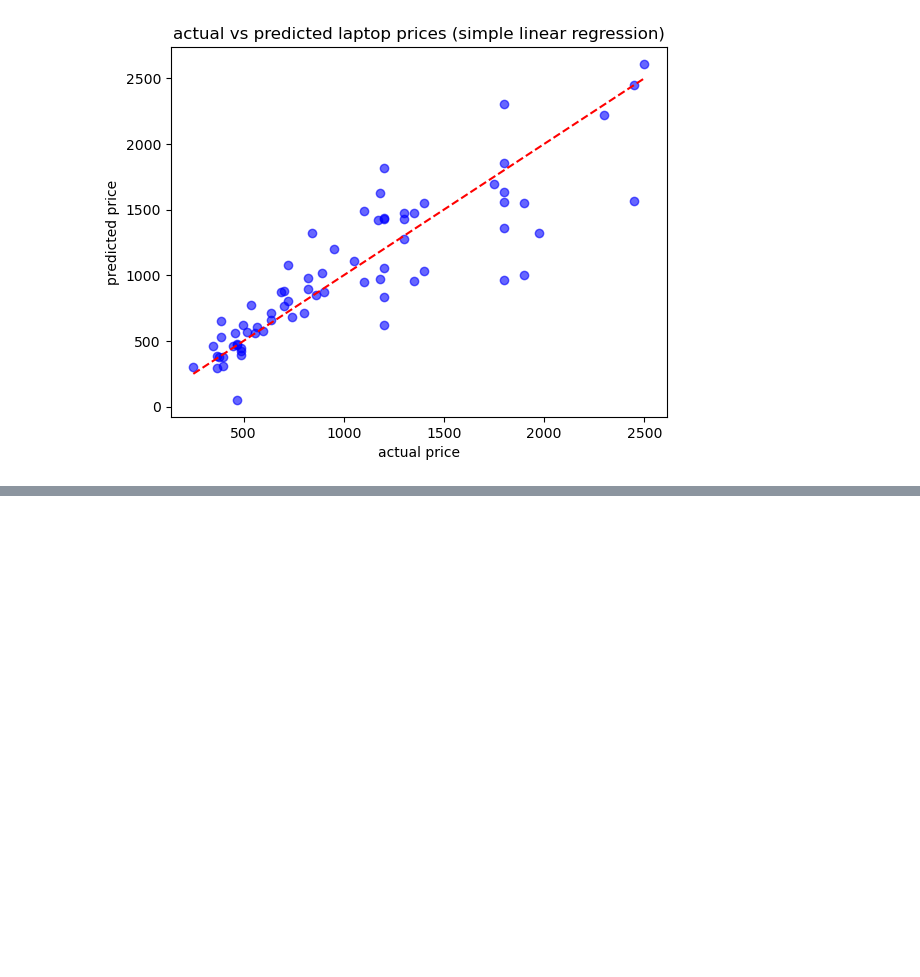
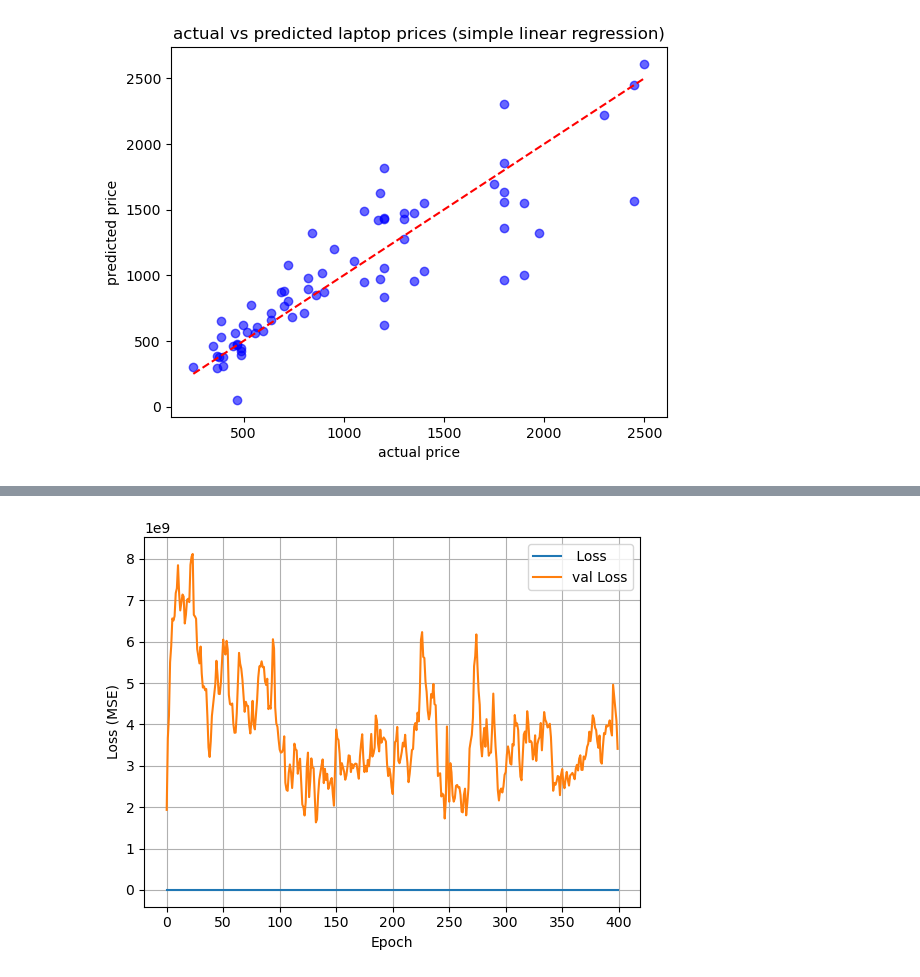
Before and after one commit to kuljitAujla/laptop-price-predictor, a Jupyter notebook: laptop-price-regression.ipynb, the cells around one changed output, grey strips where cells are left out. Drawn from its saved outputs; the diff is of its cells as text; code cells hidden in the pictures; blank space fills up the shorter version.

```diff
--- a/laptop-price-regression.ipynb
+++ b/laptop-price-regression.ipynb
@@ -402,0 +414,37 @@ RMSE: 293.13
+# %%
+normalizer = tf.keras.layers.Normalization()
+normalizer.adapt(x_train.to_numpy().astype('float32'))
+# %%
+model = tf.keras.Sequential([
+    normalizer,
+    tf.keras.layers.Dense(128, activation='relu'),
+    tf.keras.layers.Dropout(0.3),
+    tf.keras.layers.Dense(64, activation='relu'),
+    tf.keras.layers.Dropout(0.2),
+    tf.keras.layers.Dense(32, activation='relu'),
+    tf.keras.layers.Dense(1)
+])
+# %%
+model.compile(optimizer=tf.keras.optimizers.Adam(learning_rate=0.001), loss='mean_squared_error')
+# %%
+
+history = model.fit(
+    x_train,
+    y_train,
+    epochs=400,
+    validation_data=(x_val, y_val),
+    verbose=0
+)
+# %%
+
+# Plot training & validation loss values
+plt.plot(history.history['loss'], label=' Loss')
+plt.plot(history.history['val_loss'], label='val Loss')
+
+plt.xlabel('Epoch')
+plt.ylabel('Loss (MSE)')
+plt.legend()
+plt.grid(True)
+plt.show()
+# %% [output]
+[figure, added]
```
Also changed, not shown: parts of 12 cells of this notebook.
